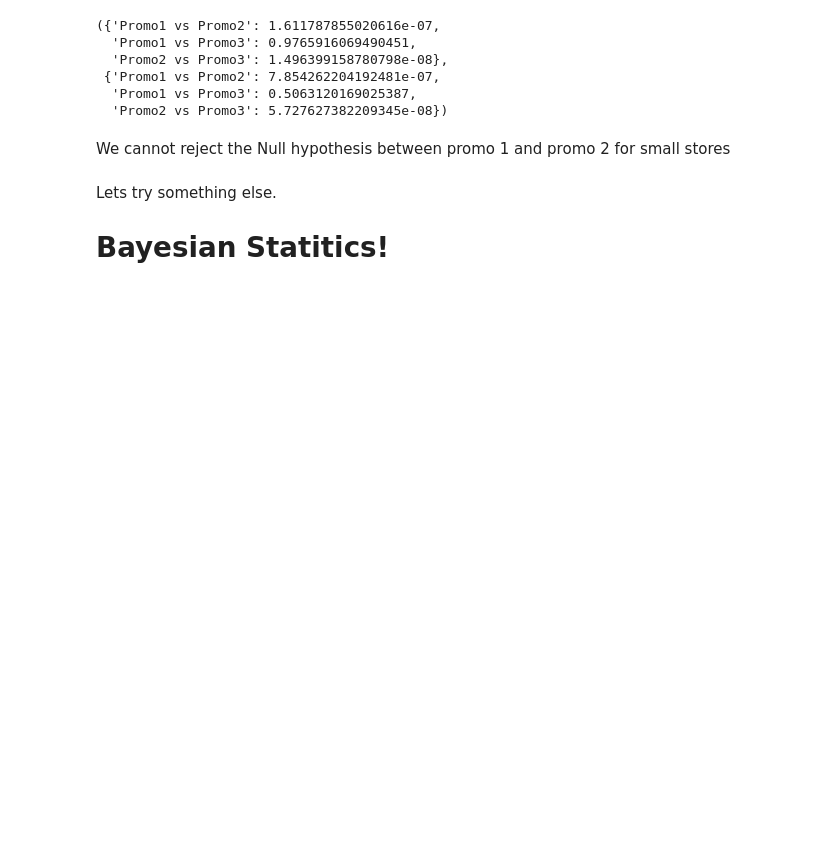
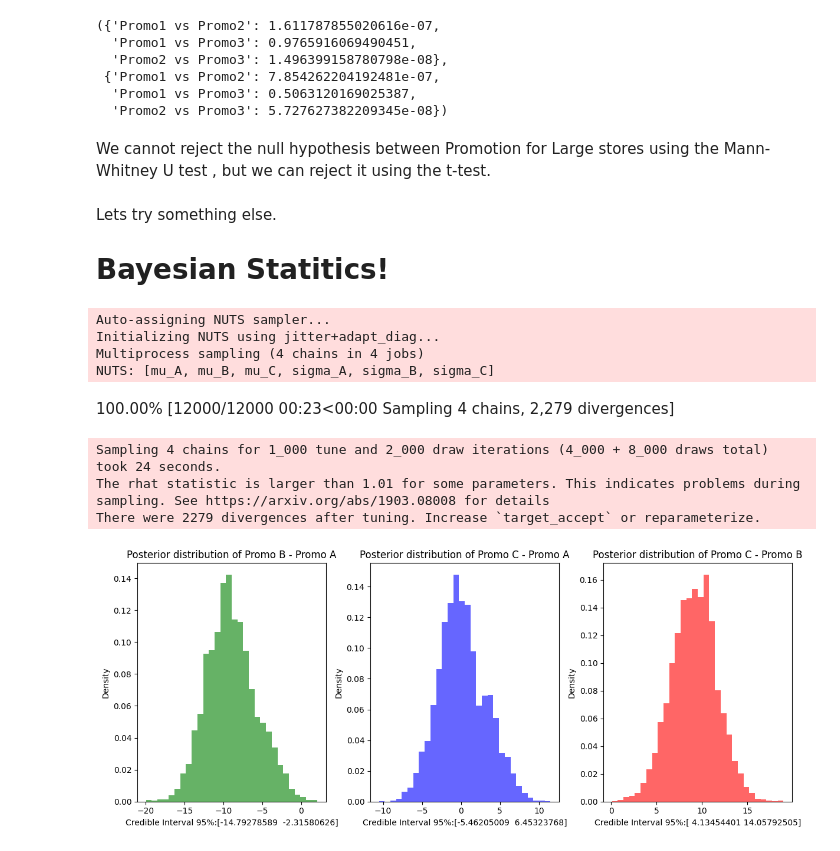
Before and after one commit to jacobrak/AB-testing-Marketing, a Jupyter notebook: AB_testing.ipynb, the cells around one changed output. Cells and saved outputs as stored; diff of their text form; code cells hidden in the pictures; blank space fills up the shorter version.

Commit message:
Bayesian

```diff
--- a/AB_testing.ipynb
+++ b/AB_testing.ipynb
@@ -240,8 +240,8 @@ results_large, results_large1
  {'Promo1 vs Promo2': 7.854262204192481e-07,
   'Promo1 vs Promo3': 0.5063120169025387,
   'Promo2 vs Promo3': 5.727627382209345e-08})
-# %% [markdown]
-We cannot reject the Null hypothesis between promo 1 and promo 2 for small stores
+# %% [markdown]
+We cannot reject the null hypothesis between Promotion for Large stores using the  Mann-Whitney U test , but we can reject it using the t-test.
 # %% [markdown]
 Lets try something else.
 
@@ -250,0 +284,44 @@ import pymc as pm
+# %%
+trace = simple_bayesian_estimate(list_small)
+diff_AB, diff_AC, diff_BC = differences_in_mu(trace)
+
+def plots(diff_AB, diff_AC, diff_BC ):
+    """Plots a beautiful graph"""
+    plt.figure(figsize=(12, 5))
+
+    credible_interval_AB = np.percentile(diff_AB, [2.5, 97.5])
+    credible_interval_AC= np.percentile(diff_AC, [2.5, 97.5])
+    credible_interval_BC= np.percentile(diff_BC, [2.5, 97.5])
+
+    plt.subplot(1, 3, 1)
+    plt.hist(diff_AB, bins=30, density=True, alpha=0.6, color='g')
+    plt.title('Posterior distribution of Promo B - Promo A')
+    plt.xlabel(f"Credible Interval 95%:{credible_interval_AB}")
+    plt.ylabel('Density')
+
+    plt.subplot(1, 3, 2)
+    plt.hist(diff_AC, bins=30, density=True, alpha=0.6, color='b')
+    plt.title('Posterior distribution of Promo C - Promo A')
+    plt.xlabel(f"Credible Interval 95%:{credible_interval_AC}")
+    plt.ylabel('Density')
+
+    plt.subplot(1, 3, 3)
+    plt.hist(diff_BC, bins=30, density=True, alpha=0.6, color='r')
+    plt.title('Posterior distribution of Promo C - Promo B')
+    plt.xlabel(f"Credible Interval 95%:{credible_interval_BC}")
+    plt.ylabel('Density')
+
+    plt.tight_layout()
+    plt.show()
+
+plots(diff_AB, diff_AC, diff_BC)
+# %% [output]
+Auto-assigning NUTS sampler...
+Initializing NUTS using jitter+adapt_diag...
+Multiprocess sampling (4 chains in 4 jobs)
+NUTS: [mu_A, mu_B, mu_C, sigma_A, sigma_B, sigma_C]
+100.00% [12000/12000 00:23<00:00 Sampling 4 chains, 2,279 divergences]
+Sampling 4 chains for 1_000 tune and 2_000 draw iterations (4_000 + 8_000 draws total) took 24 seconds.
+The rhat statistic is larger than 1.01 for some parameters. This indicates problems during sampling. See https://arxiv.org/abs/1903.08008 for details
+There were 2279 divergences after tuning. Increase `target_accept` or reparameterize.
+[figure, added]
```
Also changed, not shown: parts of 8 cells of this notebook.
